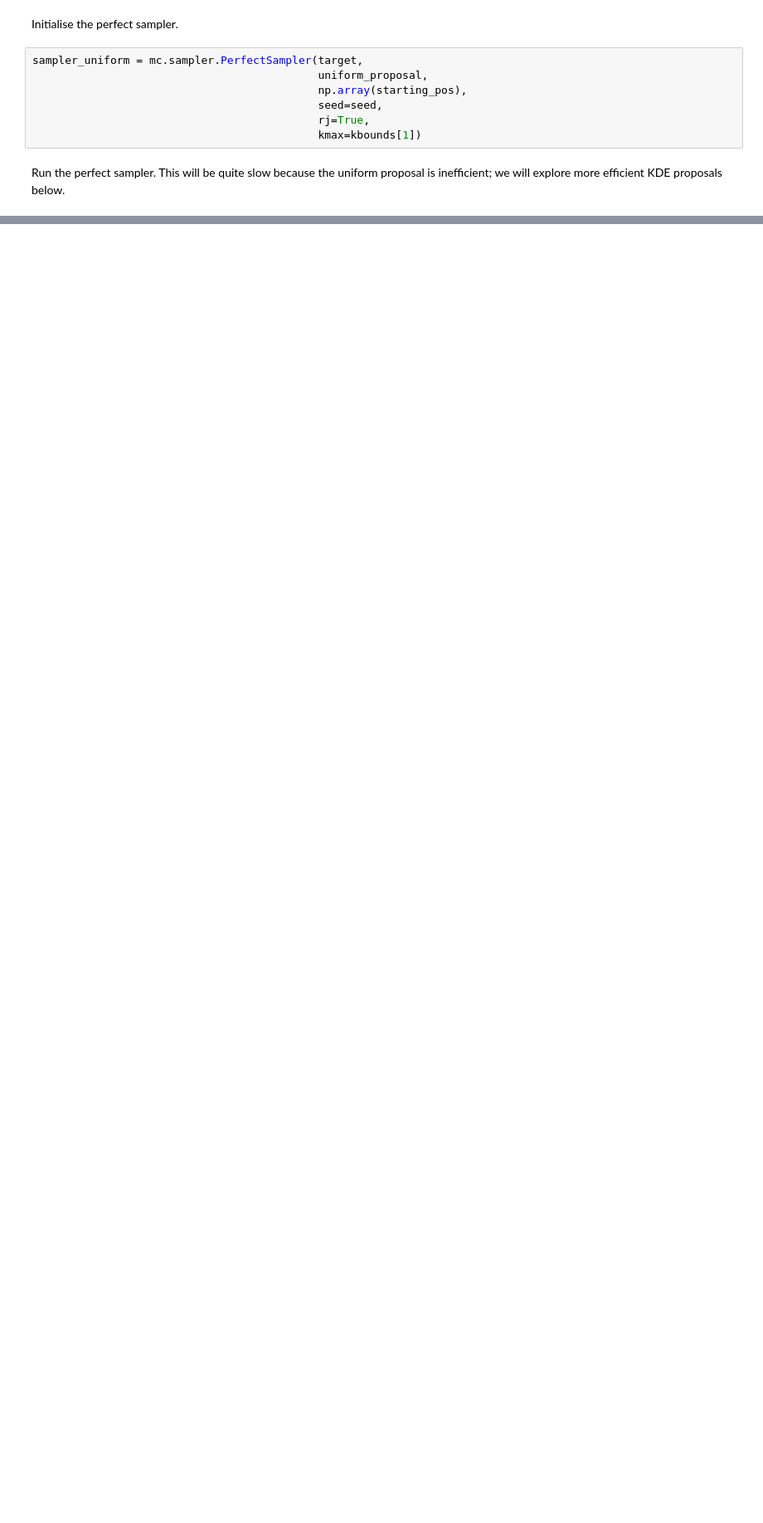
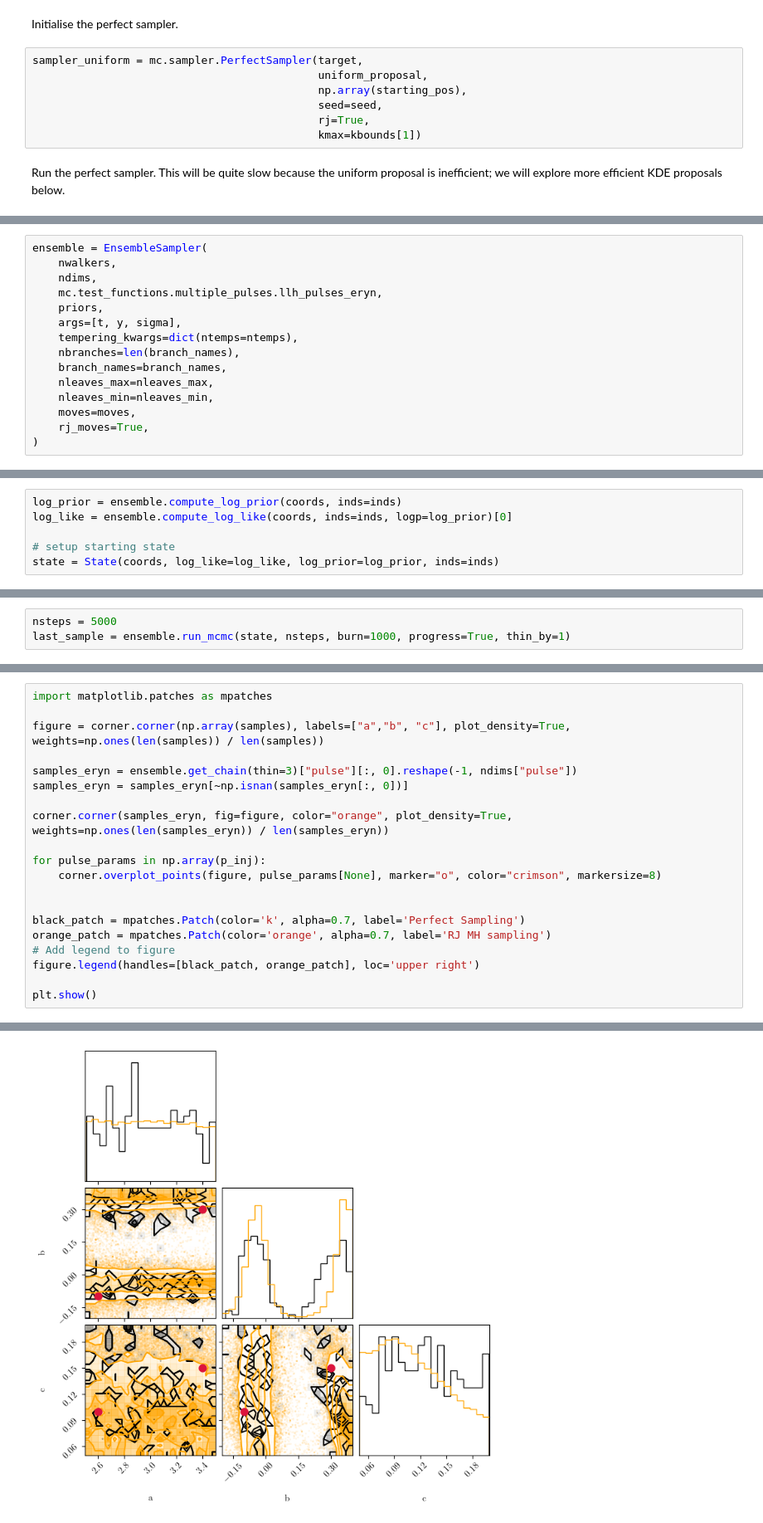
Before and after one commit to cjm96/mcmc_infinity, a Jupyter notebook: mcmc_infinity/examples/pulses_demo.ipynb, the cells around one changed output, grey strips where cells are left out. Shown at 83% size. Drawn from its saved outputs; the diff is of its cells as text; blank space fills up the shorter version.

```diff
--- a/mcmc_infinity/examples/pulses_demo.ipynb
+++ b/mcmc_infinity/examples/pulses_demo.ipynb
@@ -70,0 +160,15 @@ We also run a normal reversible-jump MCMC using this proposal just to check the
+# %%
+ensemble = EnsembleSampler(
+    nwalkers,
+    ndims,
+    mc.test_functions.multiple_pulses.llh_pulses_eryn,
+    priors,
+    args=[t, y, sigma],
+    tempering_kwargs=dict(ntemps=ntemps),
+    nbranches=len(branch_names),
+    branch_names=branch_names,
+    nleaves_max=nleaves_max,
+    nleaves_min=nleaves_min,
+    moves=moves,
+    rj_moves=True,
+)
@@ -70,0 +177,6 @@ We also run a normal reversible-jump MCMC using this proposal just to check the
+# %%
+log_prior = ensemble.compute_log_prior(coords, inds=inds)
+log_like = ensemble.compute_log_like(coords, inds=inds, logp=log_prior)[0]
+
+# setup starting state
+state = State(coords, log_like=log_like, log_prior=log_prior, inds=inds)
@@ -70,0 +185,3 @@ We also run a normal reversible-jump MCMC using this proposal just to check the
+# %%
+nsteps = 5000
+last_sample = ensemble.run_mcmc(state, nsteps, burn=1000, progress=True, thin_by=1)
@@ -70,0 +190,21 @@ We also run a normal reversible-jump MCMC using this proposal just to check the
+# %%
+import matplotlib.patches as mpatches
+
+figure = corner.corner(np.array(samples), labels=["a","b", "c"], plot_density=True, weights=np.ones(len(samples)) / len(samples))
+
+samples_eryn = ensemble.get_chain(thin=3)["pulse"][:, 0].reshape(-1, ndims["pulse"])
+samples_eryn = samples_eryn[~np.isnan(samples_eryn[:, 0])]
+
+corner.corner(samples_eryn, fig=figure, color="orange", plot_density=True, weights=np.ones(len(samples_eryn)) / len(samples_eryn))
+
+for pulse_params in np.array(p_inj):
+    corner.overplot_points(figure, pulse_params[None], marker="o", color="crimson", markersize=8)
+
+
+black_patch = mpatches.Patch(color='k', alpha=0.7, label='Perfect Sampling')
+orange_patch = mpatches.Patch(color='orange', alpha=0.7, label='RJ MH sampling')
+# Add legend to figure
+figure.legend(handles=[black_patch, orange_patch], loc='upper right')
+
+plt.show()
+# %% [output]
@@ -70,0 +214 @@ We also run a normal reversible-jump MCMC using this proposal just to check the
+[figure, added]
```
Also changed, not shown: parts of 25 cells of this notebook.
